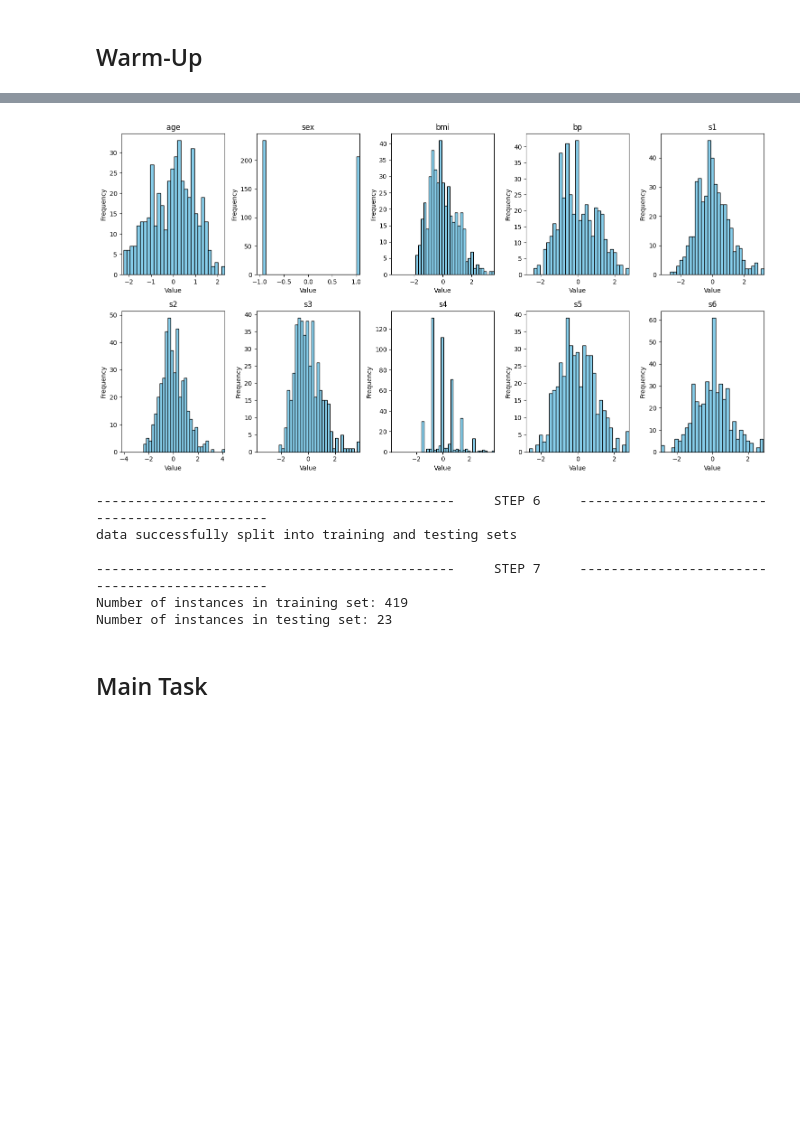
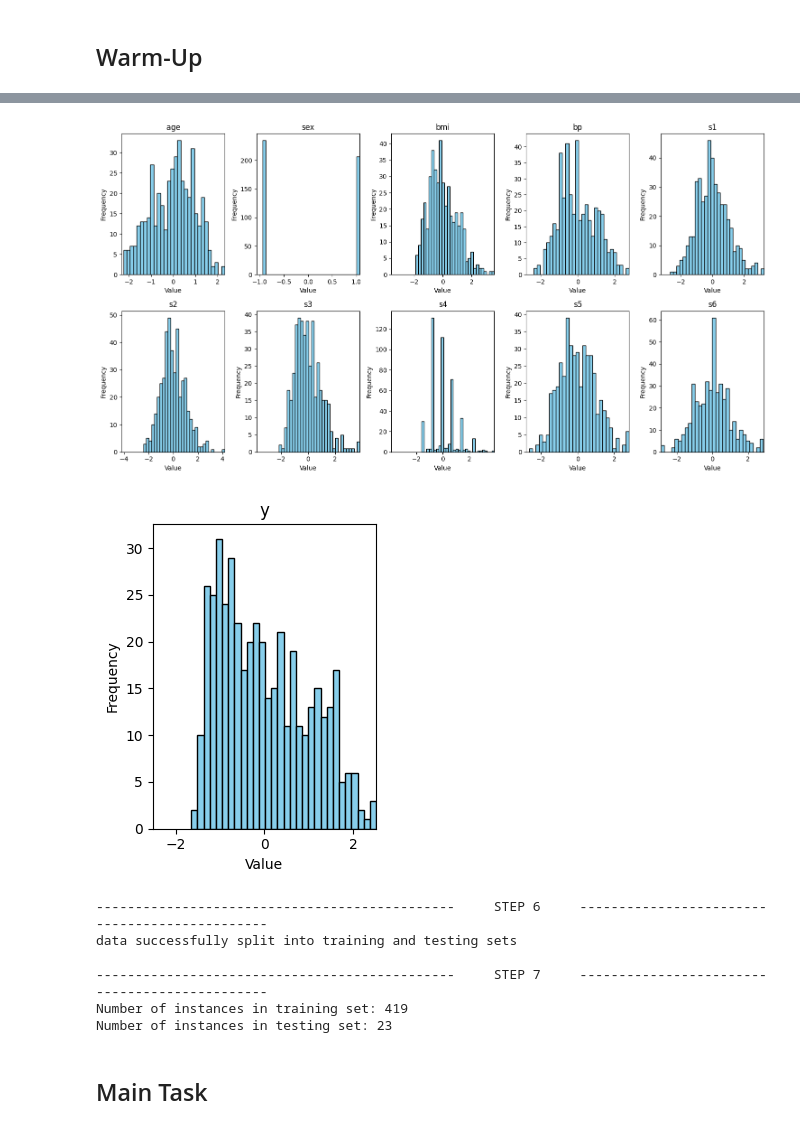
Before and after one commit to amirZZZkiller/DS-Course-Projects, a Jupyter notebook: CA4/DS-CA4.ipynb, the cells around one changed output, grey strips where cells are left out. Cells and saved outputs as stored; diff of their text form; code cells hidden in the pictures; blank space fills up the shorter version.

Commit message:
add target variable y to the dataframe and normalized y to the evaluations & plots

```diff
--- a/CA4/DS-CA4.ipynb
+++ b/CA4/DS-CA4.ipynb
@@ -53,6 +53,9 @@ y = diabetes.target
 
 # Convert the dataset to a DataFrame for easier manipulation
 diabetes_df = pd.DataFrame(X, columns=diabetes.feature_names)
+
+# Add the target variable 'y' to the DataFrame
+diabetes_df['y'] = y
 
 # Save the DataFrame to a CSV file
 diabetes_df.to_csv('diabetes_dataset.csv', index=False)
@@ -82,26 +85,43 @@ print("\n----------------------------------------------     STEP 5     ---------
 # Step 5: Normalize the features
 scaler = StandardScaler()
 X_scaled = scaler.fit_transform(X)
+y = y.reshape(-1, 1)
+y_scaled = scaler.fit_transform(y)
 
 # Calculate the mean, standard deviation, minimum, median and maximum of each feature after normalization
-mean_normalized = X_scaled.mean(axis=0)
-std_dev_normalized = X_scaled.std(axis=0)
-min_values = X_scaled.min(axis=0)
-median_values = np.median(X_scaled, axis=0)
-max_values = X_scaled.max(axis=0)
+X_mean_normalized = X_scaled.mean(axis=0)
+X_std_dev_normalized = X_scaled.std(axis=0)
+X_min_values = X_scaled.min(axis=0)
+X_median_values = np.median(X_scaled, axis=0)
+X_max_values = X_scaled.max(axis=0)
+y_mean_normalized = y_scaled.mean(axis=0)
+y_std_dev_normalized = y_scaled.std(axis=0)
+y_min_values = y_scaled.min(axis=0)
+y_median_values = np.median(y_scaled, axis=0)
+y_max_values = y_scaled.max(axis=0)
 
 # Create a DataFrame to display the statistics after normalization
-stats_df = pd.DataFrame({
+X_stats_df = pd.DataFrame({
     'Feature': diabetes.feature_names,
-    'Mean': mean_normalized,
-    'Std Dev': std_dev_normalized,
-    'Minimum': min_values,
-    'Median': median_values,
-    'Maximum': max_values
+    'Mean': X_mean_normalized,
+    'Std Dev': X_std_dev_normalized,
+    'Minimum': X_min_values,
+    'Median': X_median_values,
+    'Maximum': X_max_values
+})
+y_stats_df = pd.DataFrame({
+    'Feature': "y",
+    'Mean': y_mean_normalized,
+    'Std Dev': y_std_dev_normalized,
+    'Minimum': y_min_values,
+    'Median': y_median_values,
+    'Maximum': y_max_values
 })
 
 # Display the DataFrame
-print(stats_df)
+print(X_stats_df)
+print()
+print(y_stats_df)
 
 # Create a grid of subplots with 2 rows and 5 columns
 fig, axes = plt.subplots(nrows=2, ncols=5, figsize=(15, 8))
@@ -123,9 +143,23 @@ for i, (feature, data) in enumerate(zip(diabetes.feature_names, X_scaled.T)):
 plt.tight_layout()
 plt.show()
 
+# Plot target variable
+plt.figure(figsize=(3, 4))
+x_limit = max(abs(np.min(y_scaled)), abs(np.max(y_scaled)))
+plt.hist(y_scaled, bins=30, color='skyblue', edgecolor='black')
+plt.title('y')
+plt.xlabel('Value')
+plt.ylabel('Frequency')
+plt.xlim(-x_limit, x_limit)
+
+# Adjust layout and display the plot
+plt.tight_layout()
+plt.show()
+
 print("\n----------------------------------------------     STEP 6     ----------------------------------------------")
 # Step 6: Split the data into training and testing sets
-X_train, X_test, y_train, y_test = train_test_split(X_scaled, y, test_size=0.05, random_state=42)
+y_scaled = y_scaled.reshape(-1)
+X_train, X_test, y_train, y_test = train_test_split(X_scaled, y_scaled, test_size=0.05, random_state=42)
 print("data successfully split into training and testing sets")
 
 print("\n----------------------------------------------     STEP 7     ----------------------------------------------")
@@ -153,4 +187,5 @@ dataset successfully loaded and saved into a CSV file
 [figure]
+[figure, added]
 ----------------------------------------------     STEP 6     ----------------------------------------------
 data successfully split into training and testing sets
 
```
Also changed, not shown: parts of 4 cells of this notebook, 1 other file.
